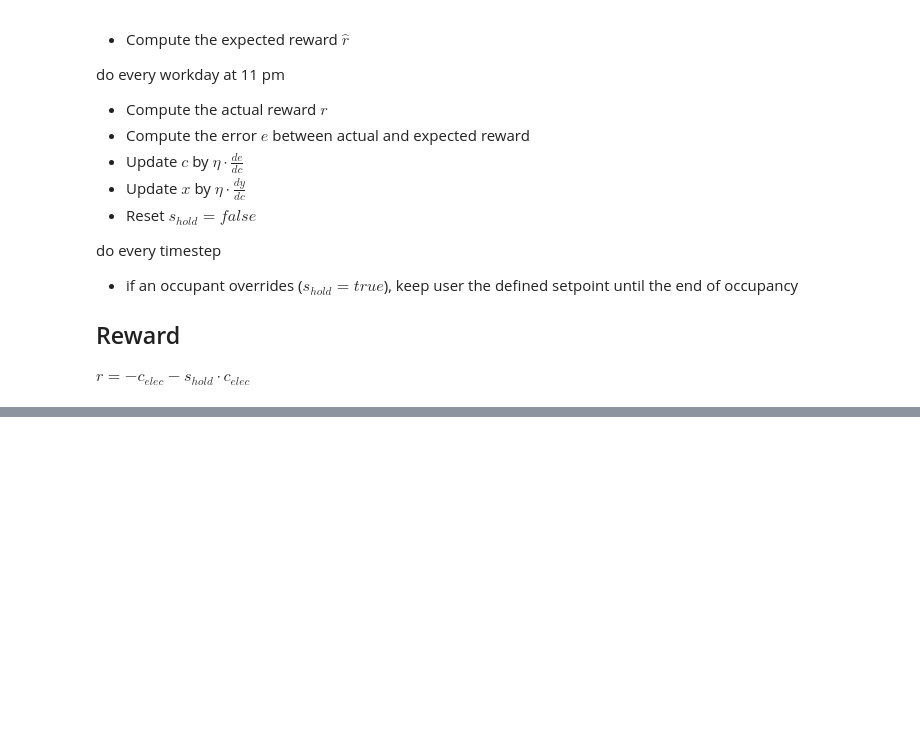
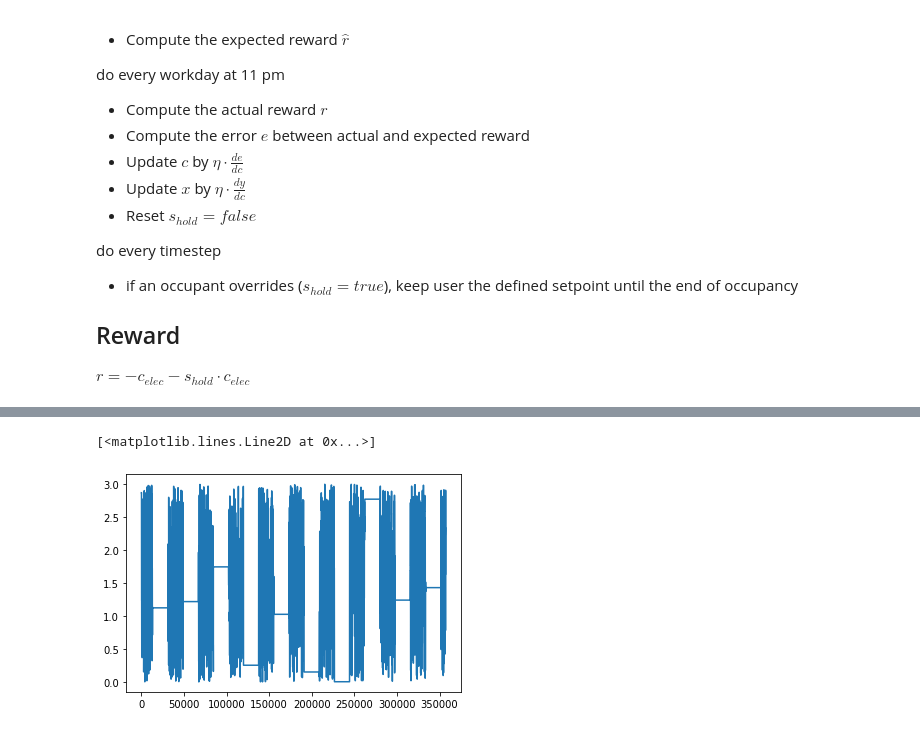
Before and after one commit to husseinelehwany/Direct_load_ctrl, a Jupyter notebook: RL/Python EMS - RL.ipynb, the cells around one changed output, grey strips where cells are left out. Drawn from its saved outputs; the diff is of its cells as text; code cells hidden in the pictures; blank space fills up the shorter version.

```diff
--- a/RL/Python EMS - RL.ipynb
+++ b/RL/Python EMS - RL.ipynb
@@ -208,0 +235,9 @@ store_x
+# %%
+arr_x = np.array(store_x)
+par_1 = arr_x[:,0,:][:,0]
+par_2 = arr_x[:,0,:][:,1]
+par_3 = arr_x[:,0,:][:,2]
+plt.plot(par_2)
+# %% [output]
+[<matplotlib.lines.Line2D at 0x...>]
+[figure, added]
```
Also changed, not shown: parts of 7 cells of this notebook, 2 other files.
